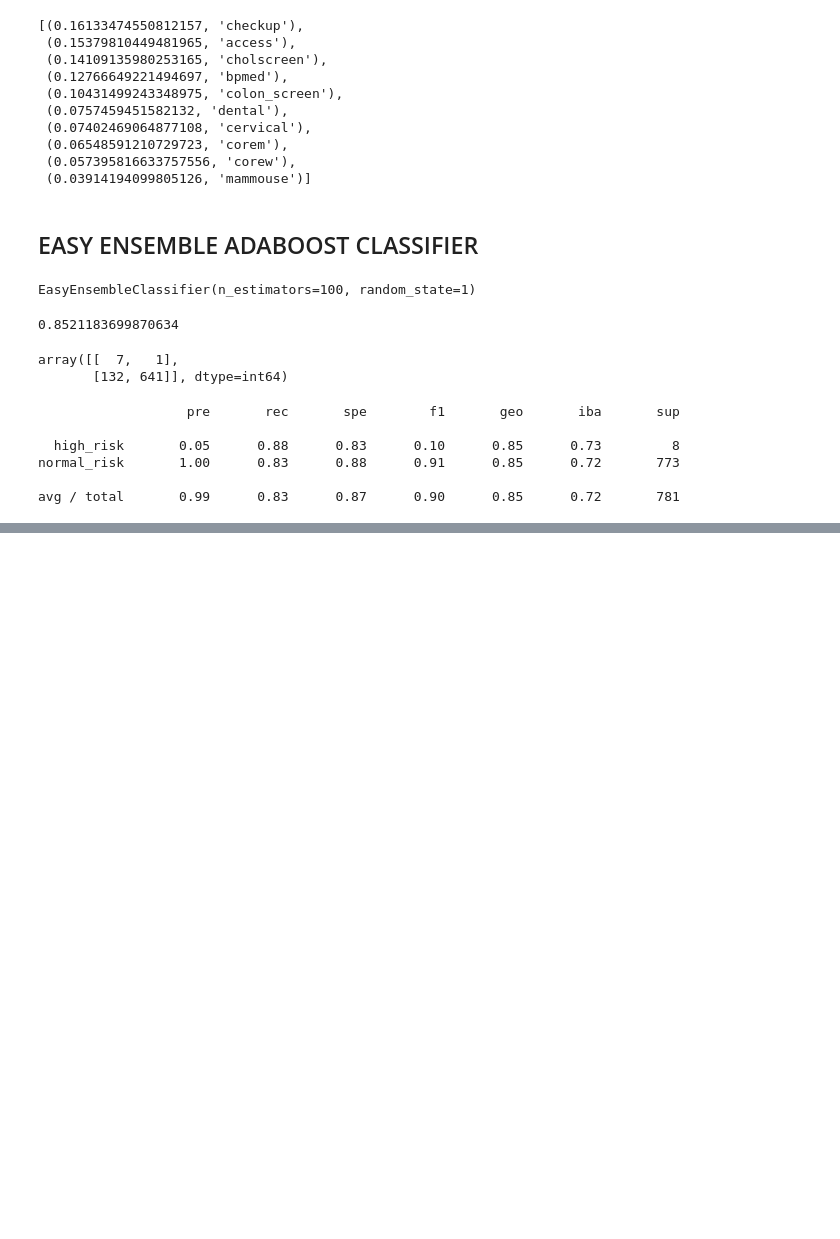
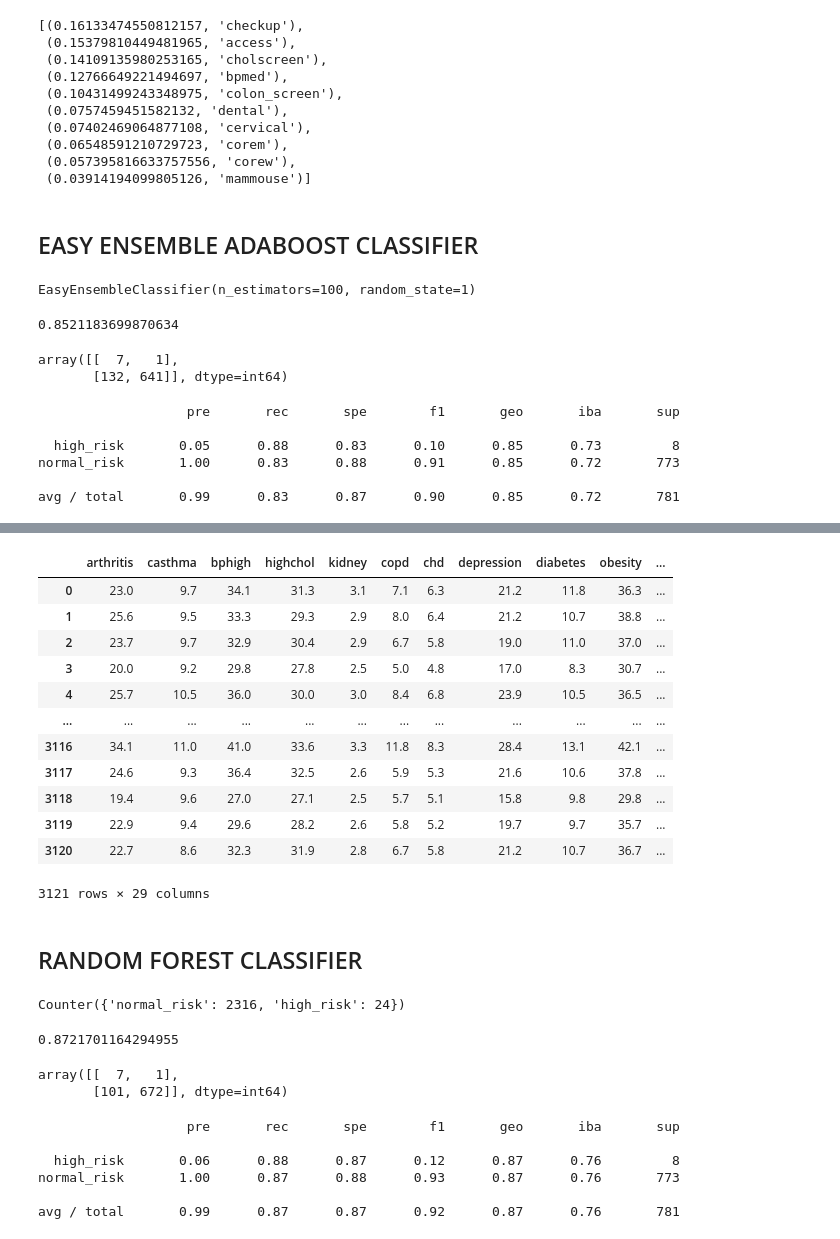
Before and after one commit to Degri95/Final_Project, a Jupyter notebook: Logistic_Regression.ipynb, the cells around one changed output, grey strips where cells are left out. Cells and saved outputs as stored; diff of their text form; code cells hidden in the pictures; blank space fills up the shorter version.

```diff
--- a/Logistic_Regression.ipynb
+++ b/Logistic_Regression.ipynb
@@ -375,0 +378,6 @@ avg / total       0.99      0.83      0.87      0.90      0.85      0.72       7
+# %%
+# Merging all of the DataFrames.
+
+# Join the two DataFrames on Index
+risk_outcome_df = health_outcomes.merge(risk_df, left_index=True, right_index=True)
+risk_outcome_df
@@ -375,0 +398,21 @@ avg / total       0.99      0.83      0.87      0.90      0.85      0.72       7
+# %%
+# Join the third dataset in
+combined_data_df = risk_outcome_df.merge(prev_df, left_index=True, right_index=True)
+combined_data_df = combined_data_df.drop(columns=["cancer"])
+combined_data_df
+# %% [output]
+|  | arthritis | casthma | bphigh | highchol | kidney | copd | chd | depression | diabetes | obesity | ... |
+| 0 | 23.0 | 9.7 | 34.1 | 31.3 | 3.1 | 7.1 | 6.3 | 21.2 | 11.8 | 36.3 | ... |
+| 1 | 25.6 | 9.5 | 33.3 | 29.3 | 2.9 | 8.0 | 6.4 | 21.2 | 10.7 | 38.8 | ... |
+| 2 | 23.7 | 9.7 | 32.9 | 30.4 | 2.9 | 6.7 | 5.8 | 19.0 | 11.0 | 37.0 | ... |
+| 3 | 20.0 | 9.2 | 29.8 | 27.8 | 2.5 | 5.0 | 4.8 | 17.0 | 8.3 | 30.7 | ... |
+| 4 | 25.7 | 10.5 | 36.0 | 30.0 | 3.0 | 8.4 | 6.8 | 23.9 | 10.5 | 36.5 | ... |
+| ... | ... | ... | ... | ... | ... | ... | ... | ... | ... | ... | ... |
+| 3116 | 34.1 | 11.0 | 41.0 | 33.6 | 3.3 | 11.8 | 8.3 | 28.4 | 13.1 | 42.1 | ... |
+| 3117 | 24.6 | 9.3 | 36.4 | 32.5 | 2.6 | 5.9 | 5.3 | 21.6 | 10.6 | 37.8 | ... |
+| 3118 | 19.4 | 9.6 | 27.0 | 27.1 | 2.5 | 5.7 | 5.1 | 15.8 | 9.8 | 29.8 | ... |
+| 3119 | 22.9 | 9.4 | 29.6 | 28.2 | 2.6 | 5.8 | 5.2 | 19.7 | 9.7 | 35.7 | ... |
+| 3120 | 22.7 | 8.6 | 32.3 | 31.9 | 2.8 | 6.7 | 5.8 | 21.2 | 10.7 | 36.7 | ... |
+3121 rows × 29 columns
+# %% [markdown]
+## RANDOM FOREST CLASSIFIER
@@ -375,0 +426,29 @@ avg / total       0.99      0.83      0.87      0.90      0.85      0.72       7
+# %%
+brf_model = BalancedRandomForestClassifier(n_estimators=100, random_state=1)
+brf_model.fit(X_train, y_train)
+Counter(y_train)
+# %% [output]
+Counter({'normal_risk': 2316, 'high_risk': 24})
+# %%
+# Calculated the balanced accuracy score
+y_pred = brf_model.predict(X_test)
+acc_score = balanced_accuracy_score(y_test, y_pred)
+acc_score
+# %% [output]
+0.8721701164294955
+# %%
+# Display the confusion matrix
+confusion_matrix(y_test, y_pred)
+# %% [output]
+array([[  7,   1],
+       [101, 672]], dtype=int64)
+# %%
+# Print the imbalanced classification report
+print(classification_report_imbalanced(y_test, y_pred))
+# %% [output]
+                   pre       rec       spe        f1       geo       iba       sup
+
+  high_risk       0.06      0.88      0.87      0.12      0.87      0.76         8
+normal_risk       1.00      0.87      0.88      0.93      0.87      0.76       773
+
+avg / total       0.99      0.87      0.87      0.92      0.87      0.76       781
```
Also changed, not shown: parts of 7 cells of this notebook, 1 other file.
